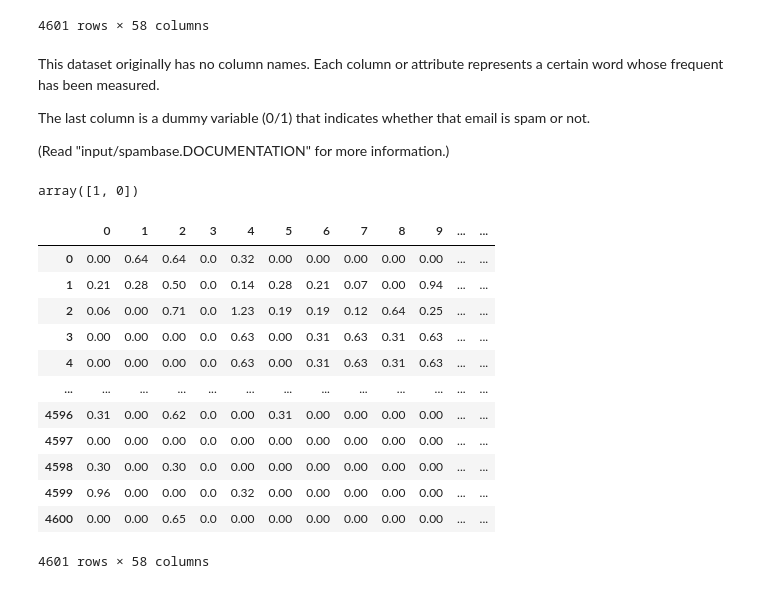
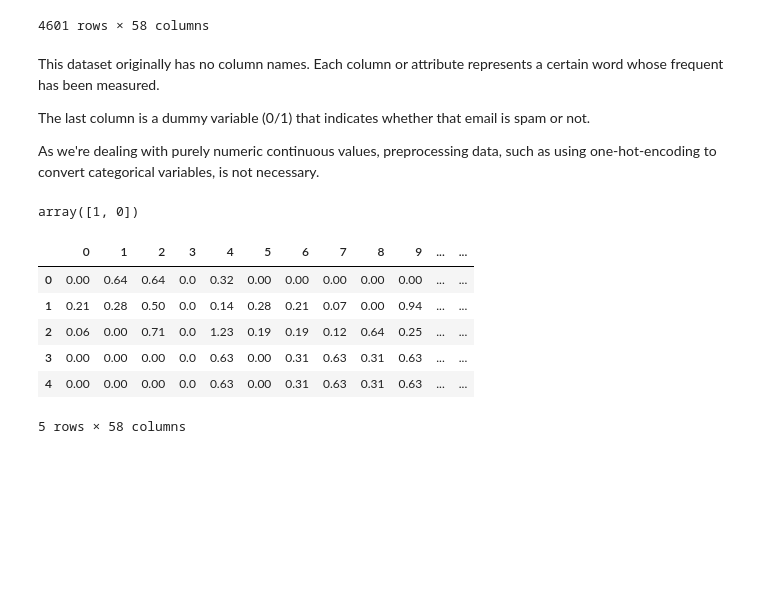
Before and after one commit to filipecfv/email-spam-detector, a Jupyter notebook: 01-Exploratory.ipynb, the cells around one changed output. Saved outputs shown, nothing was run; the diff lists cells and outputs as text; code cells hidden in the pictures; blank space fills up the shorter version.

```diff
--- a/01-Exploratory.ipynb
+++ b/01-Exploratory.ipynb
@@ -27,5 +27,5 @@ This dataset originally has no column names. Each column or attribute represents
 
 The last column is a dummy variable (0/1) that indicates whether that email is spam or not.
 
-(Read "input/spambase.DOCUMENTATION" for more information.)
+As we're dealing with purely numeric continuous values, preprocessing data, such as using one-hot-encoding to convert categorical variables, is not necessary.
 # %%
@@ -36,21 +38,16 @@ array([1, 0])
 # %%
 # let us rename the last attribute (57) as spam
 df = df.rename(columns = {57:'spam'})
 
+# and save it as csv in the output folder.
 df.to_csv('output/spam_email.csv', index = False) # writing
-df
+df.head()
 # %% [output]
 |  | 0 | 1 | 2 | 3 | 4 | 5 | 6 | 7 | 8 | 9 | ... | ... |
 | 0 | 0.00 | 0.64 | 0.64 | 0.0 | 0.32 | 0.00 | 0.00 | 0.00 | 0.00 | 0.00 | ... | ... |
 | 1 | 0.21 | 0.28 | 0.50 | 0.0 | 0.14 | 0.28 | 0.21 | 0.07 | 0.00 | 0.94 | ... | ... |
 | 2 | 0.06 | 0.00 | 0.71 | 0.0 | 1.23 | 0.19 | 0.19 | 0.12 | 0.64 | 0.25 | ... | ... |
 | 3 | 0.00 | 0.00 | 0.00 | 0.0 | 0.63 | 0.00 | 0.31 | 0.63 | 0.31 | 0.63 | ... | ... |
 | 4 | 0.00 | 0.00 | 0.00 | 0.0 | 0.63 | 0.00 | 0.31 | 0.63 | 0.31 | 0.63 | ... | ... |
-| ... | ... | ... | ... | ... | ... | ... | ... | ... | ... | ... | ... | ... |
-| 4596 | 0.31 | 0.00 | 0.62 | 0.0 | 0.00 | 0.31 | 0.00 | 0.00 | 0.00 | 0.00 | ... | ... |
-| 4597 | 0.00 | 0.00 | 0.00 | 0.0 | 0.00 | 0.00 | 0.00 | 0.00 | 0.00 | 0.00 | ... | ... |
-| 4598 | 0.30 | 0.00 | 0.30 | 0.0 | 0.00 | 0.00 | 0.00 | 0.00 | 0.00 | 0.00 | ... | ... |
-| 4599 | 0.96 | 0.00 | 0.00 | 0.0 | 0.32 | 0.00 | 0.00 | 0.00 | 0.00 | 0.00 | ... | ... |
-| 4600 | 0.00 | 0.00 | 0.65 | 0.0 | 0.00 | 0.00 | 0.00 | 0.00 | 0.00 | 0.00 | ... | ... |
-4601 rows × 58 columns
+5 rows × 58 columns
 # %%
```
Also changed, not shown: parts of 15 cells of this notebook.
